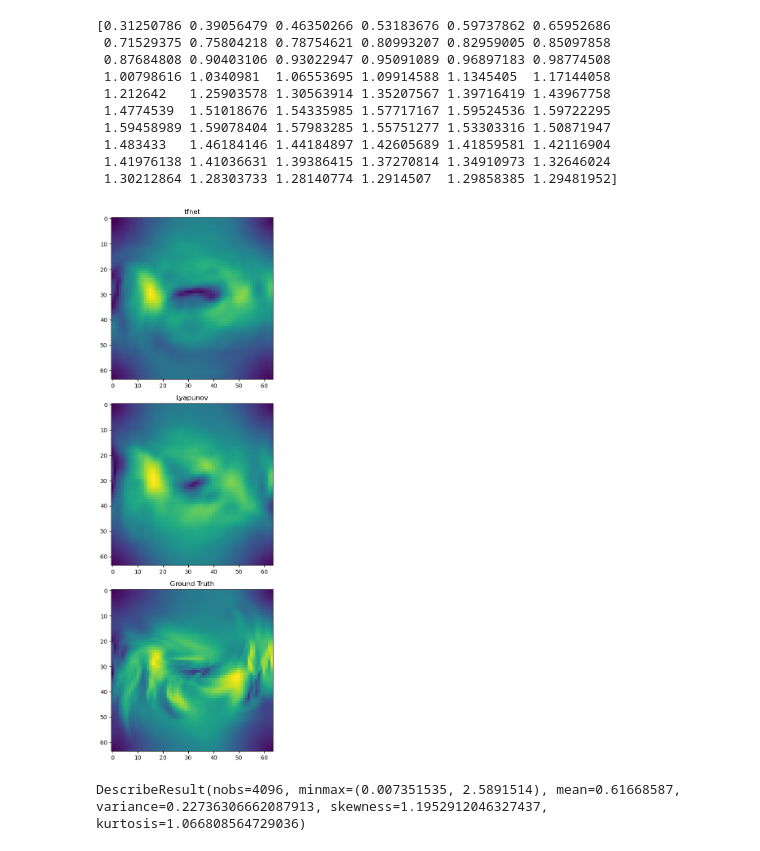
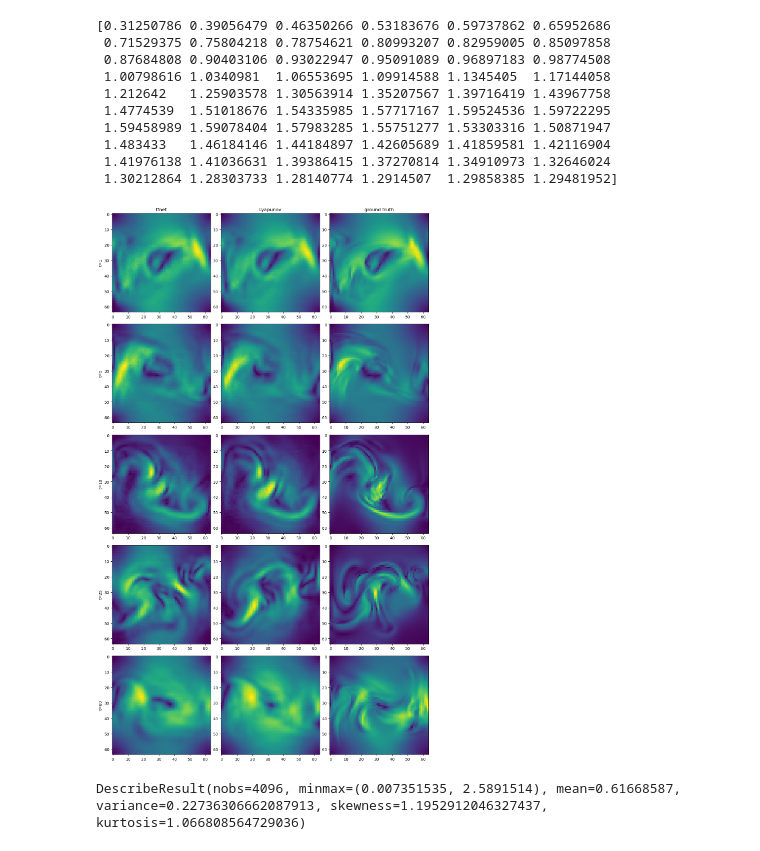
Before and after one commit to Rose-STL-Lab/Turbulent-Flow-Net, a Jupyter notebook: TF_net/vis.ipynb, the cells around one changed output. Cells and saved outputs as stored; diff of their text form; code cells hidden in the pictures.

Commit message:
visualization results

```diff
--- a/TF_net/vis.ipynb
+++ b/TF_net/vis.ipynb
@@ -205,18 +205,26 @@ Testing in test setting
  1.30212864 1.28303733 1.28140774 1.2914507  1.29858385 1.29481952]
 # %%
 import matplotlib.pyplot as plt
-time=58
-batch_element=20
-titles = ["tfnet", "Lyapunov"]
-images=np.linalg.norm(preds[:, batch_element, time], axis=1)
-fig, axs = plt.subplots(nrows=len(images)+1, figsize=(15,15))
-# fig.suptitle(f"Predictions at {time} steps in future")
-for i, (img, titl) in enumerate(zip(images,titles)):
-    axs[i].imshow(img); axs[i].set_title(titl)
-axs[-1].imshow(np.linalg.norm(trues[0, batch_element, time], axis=0)); axs[-1].set_title("Ground Truth")
-fig.tight_layout(rect=[0, 0.03, 1, 0.95])
+time_arr = [0,4,9,24,59]
+fig, axs_arr = plt.subplots(nrows=len(time_arr), ncols=len(preds)+1, figsize=(12,20))
+for j, time in enumerate(time_arr):
+    axs = axs_arr[j]
+    batch_element=20
+    images=np.linalg.norm(preds[:, batch_element, time], axis=1)
+    # fig.suptitle(f"Predictions at {time} steps in future")
+    for i, img in enumerate(images):
+        axs[i].imshow(img)
+    axs[-1].imshow(np.linalg.norm(trues[0, batch_element, time], axis=0))
+titles = ["tfnet", "Lyapunov", "ground truth"]
+assert len(titles) == len(preds) + 1 # +1 for GT
+for axs,ttl in zip(axs_arr[0], titles):
+    axs.set_title(ttl)
+for axs,time in zip(axs_arr[:,0], time_arr):
+    axs.set_ylabel(f"t={time+1}")
+
+fig.tight_layout()
 # %% [output]
-[figure, old version]
+[figure, new version]
 # %%
 describe(np.linalg.norm(preds[0][0,0], axis=0))
 # %% [output]
```
Also changed, not shown: 7 other files.
